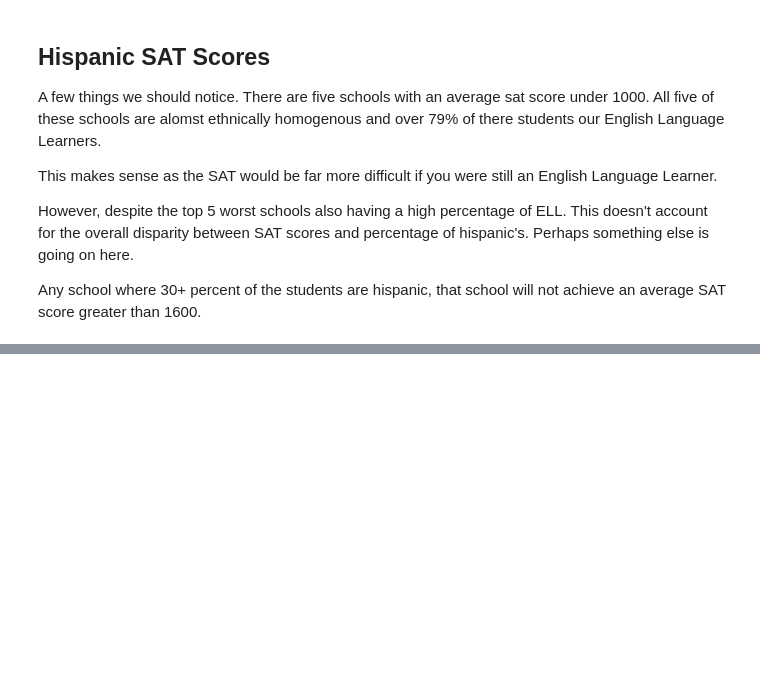
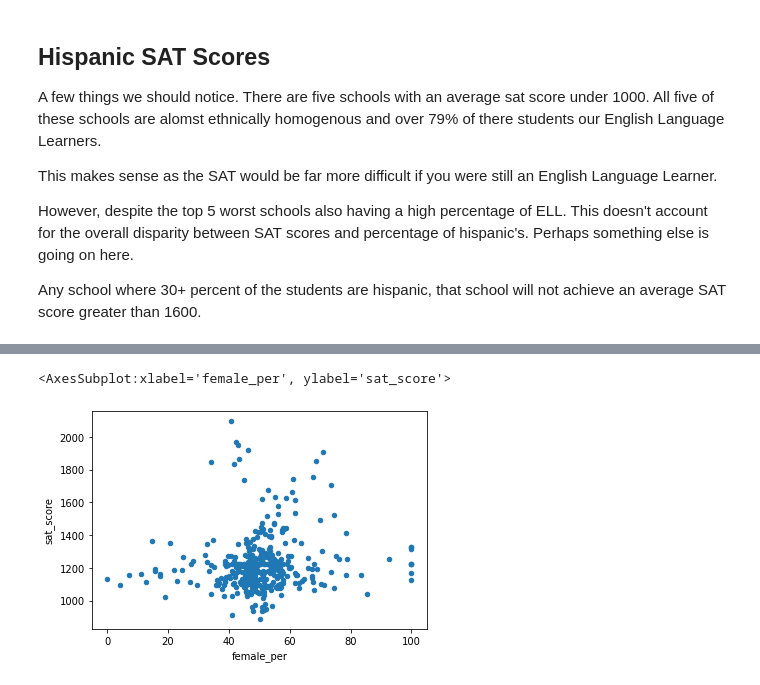
Before and after one commit to adfelt/New-York-School-Data, a Jupyter notebook: new_york_schools_data_analysis.ipynb, the cells around one changed output, grey strips where cells are left out. Saved outputs shown, nothing was run; the diff lists cells and outputs as text; code cells hidden in the pictures; blank space fills up the shorter version.

```diff
--- a/new_york_schools_data_analysis.ipynb
+++ b/new_york_schools_data_analysis.ipynb
@@ -493,0 +516,5 @@ Any school where 30+ percent of the students are hispanic, that school will not
+# %%
+combined.plot.scatter(y='sat_score',x='female_per')
+# %% [output]
+<AxesSubplot:xlabel='female_per', ylabel='sat_score'>
+[figure, added]
```
Also changed, not shown: parts of 4 cells of this notebook.
